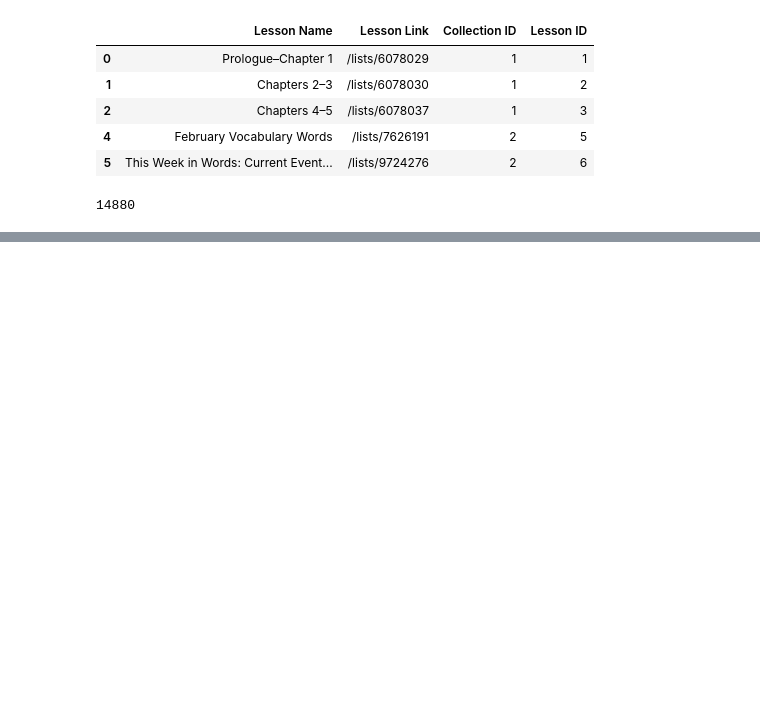
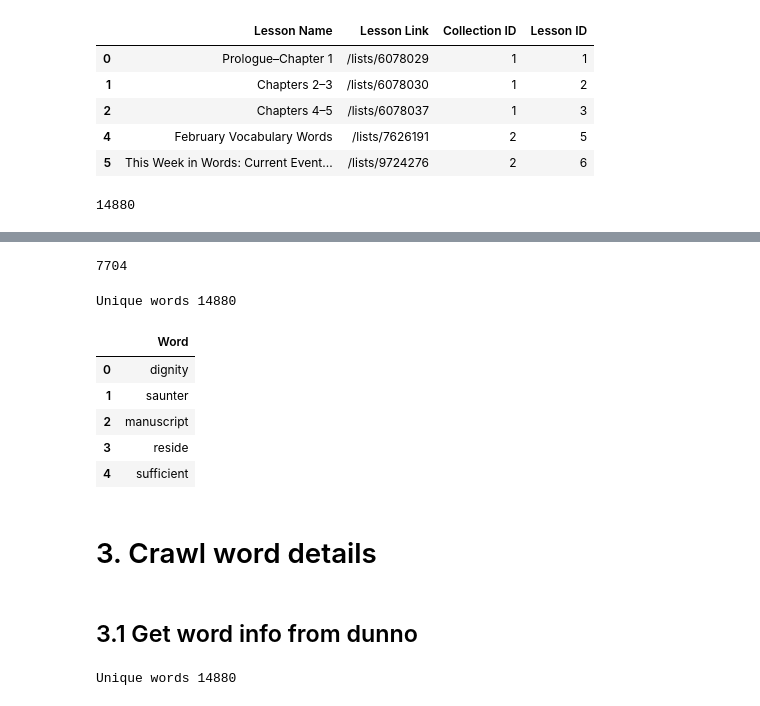
Before and after one commit to TienZe/Toeic-Crawler, a Jupyter notebook: Voca/Word/main.ipynb, the cells around one changed output, grey strips where cells are left out. Saved outputs shown, nothing was run; the diff lists cells and outputs as text; code cells hidden in the pictures; blank space fills up the shorter version.

Commit message:
Find source crawl vocabularies

```diff
--- a/Voca/Word/main.ipynb
+++ b/Voca/Word/main.ipynb
@@ -361,0 +377,16 @@ raw_word_df_limit["Word"].nunique()
+# %%
+raw_word_df_limit['Lesson ID'].nunique()
+# %% [output]
+7704
+# %%
+unique_word = pd.DataFrame(raw_word_df_limit["Word"].unique(), columns=["Word"])
+print("Unique words", len(unique_word))
+unique_word.head()
+# %% [output]
+Unique words 14880
+|  | Word |
+| 0 | dignity |
+| 1 | saunter |
+| 2 | manuscript |
+| 3 | reside |
+| 4 | sufficient |
@@ -361,0 +396,4 @@ raw_word_df_limit["Word"].nunique()
+# %% [markdown]
+# 3. Crawl word details
+# %% [markdown]
+## 3.1 Get word info from dunno
@@ -361,0 +404,5 @@ raw_word_df_limit["Word"].nunique()
+# %%
+unique_words = pd.read_csv("unique_words.csv")
+print("Unique words", len(unique_words))
+# %% [output]
+Unique words 14880
```
Also changed, not shown: parts of 12 cells of this notebook, 14 other files.
